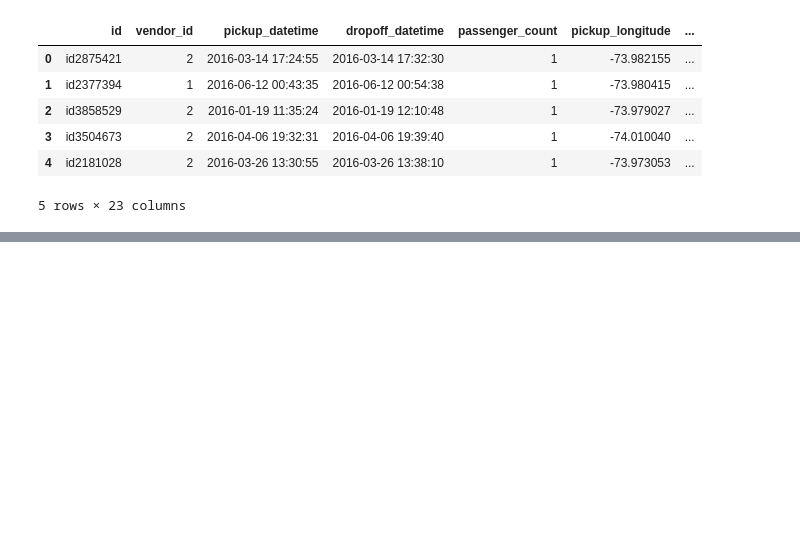
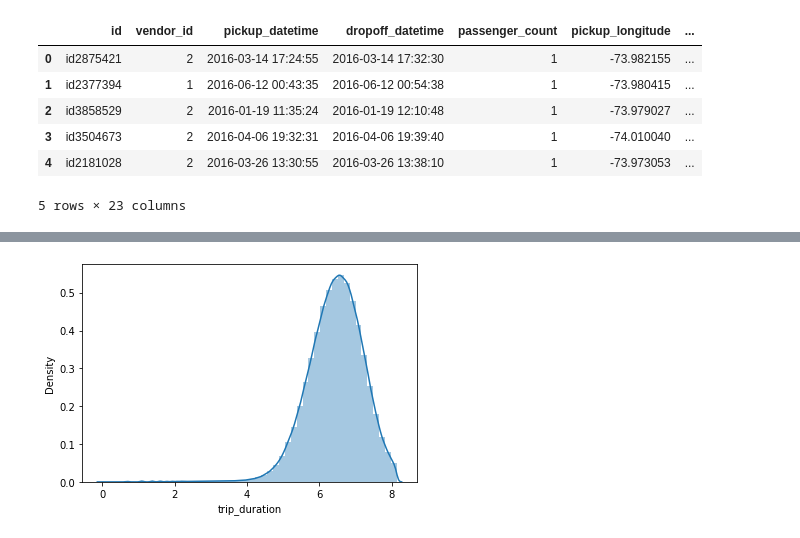
Before and after one commit to ANUJGAUR/NYC-Taxi-Trip-Time-Prediction---Capstone-Project, a Jupyter notebook: NYC_Taxi_Trip_Time_Prediction_Capstone_Project.ipynb, the cells around one changed output, grey strips where cells are left out. Drawn from its saved outputs; the diff is of its cells as text; code cells hidden in the pictures; blank space fills up the shorter version.

```diff
--- a/NYC_Taxi_Trip_Time_Prediction_Capstone_Project.ipynb
+++ b/NYC_Taxi_Trip_Time_Prediction_Capstone_Project.ipynb
@@ -209,0 +287,5 @@ df.head()
+# %%
+sns.distplot(np.log(df['trip_duration']))
+plt.show()
+# %% [output]
+[figure, added]
```
Also changed, not shown: parts of 20 cells of this notebook.
